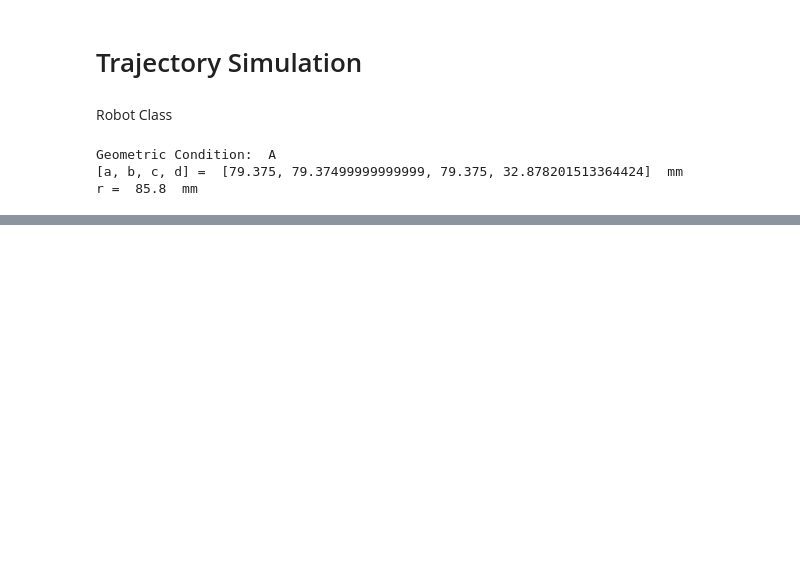
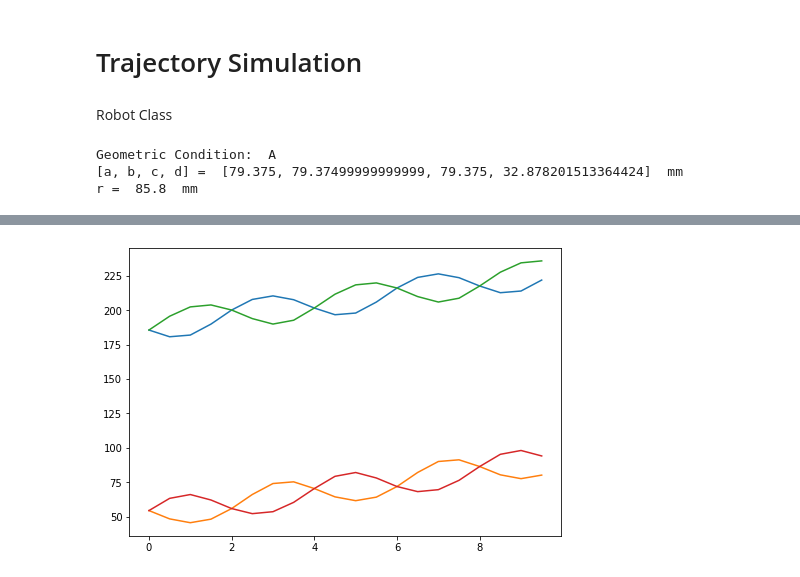
Before and after one commit to ROAR-Lab-Spine/4-CRU_mechanism_analysis, a Jupyter notebook: 4CRU_mech_kinematics.ipynb, the cells around one changed output, grey strips where cells are left out. Drawn from its saved outputs; the diff is of its cells as text; code cells hidden in the pictures; blank space fills up the shorter version.

Commit message:
visualize full robot

```diff
--- a/4CRU_mech_kinematics.ipynb
+++ b/4CRU_mech_kinematics.ipynb
@@ -280,7 +280,8 @@ class Robot4CRU(object):
         self.r = (1.75*2 + 2.54*2)*10.0
         self.joint_pos_range = np.array([0, 300.00])
         self.joint_pos = np.full(4, self.joint_pos_range[1]/2.0) # home position
-        self.h_offset = 3.0*25.4 # (approx.) TODO: update from real CAD
+        #self.h_offset = 3.0*25.4 # (approx.) TODO: update from real CAD
+        self.h_offset = 0 # not offset in simulation
 
         self.geometric_indcs = new_geometric_indcs
         self.a = self.base_diag_lengths[self.geometric_indcs[3]]/2.0*np.cos(self.betas[self.geometric_indcs[1]])
@@ -325,15 +326,17 @@ class Robot4CRU(object):
                     swivel_angle_U1, swivel_angle_U2 = self.calc_swivel_angle(des_pose_4dof, all_joint_pos_sol[i,1], i)
                     all_swivel_angles[i,0] = swivel_angle_U1
                     all_swivel_angles[i,1] = swivel_angle_U2
-                joint_pos_diff_j_index = np.argmin(np.abs(all_joint_pos_sol[i,:] - current_joint_pos[i]))
-                selected_joint_pos_sol[i] = all_joint_pos_sol[i, joint_pos_diff_j_index]
+                #joint_pos_diff_j_index = np.argmin(np.abs(all_joint_pos_sol[i,:] - current_joint_pos[i]))
+                #selected_joint_pos_sol[i] = all_joint_pos_sol[i, joint_pos_diff_j_index]
+                joint_pos_sol_index = np.array([1,0,1,0])
+                selected_joint_pos_sol[i] = all_joint_pos_sol[i, joint_pos_sol_index[i]]
         else:
             # if no solution, return current joint positions
             print("No IK Solution: at least one discriminant is negative: ", discriminants)
 
         # check the swivel angle limit on both ends of the U-U rod: provide warning on the screen if the joint are out of ranges
         print("IK joint pos solutions: ", selected_joint_pos_sol)
-        print("swivel angles (deg): ", np.rad2deg(all_swivel_angles))
+        #print("swivel angles (deg): ", np.rad2deg(all_swivel_angles))
 
         return selected_joint_pos_sol.tolist()
 
@@ -498,0 +490,18 @@ interactive(children=(FloatSlider(value=5.0, description='t', max=10.0), Output(
+# %%
+# Trajectory
+dt = 0.5
+tt = np.arange(0, 10, dt)
+Xx = 15.0 + 15.0*np.cos(0.5 * np.pi * tt)
+Yy = 15.0*np.sin(0.5 * np.pi * tt)
+Zz = 120.0 + 4 * tt
+Phi = np.zeros(len(tt))
+
+# Solve for trajectory
+Hh = robot.joint_pos_range[1]/2.0*np.ones((4, len(tt)))
+TFtf = np.zeros((len(tt),4,4))
+
+for i in range(len(tt)):
+    des_pose_4dof = [Xx[i], Yy[i], Zz[i], Phi[i]]
+    Hh[:,i] = robot.inverse_kinematics(des_pose_4dof)
+    tf_mat_base_to_eeff, X, Y, Z, x_0, x_1, x_2, x_3 = robot.convert_pose_4dof_to_tf_mat_and_7var(des_pose_4dof)
+    TFtf[i,:,:] = tf_mat_base_to_eeff
@@ -498,0 +529,11 @@ interactive(children=(FloatSlider(value=5.0, description='t', max=10.0), Output(
+# %%
+fig = plt.figure()
+ax = fig.add_axes([0,0,1,1])
+ax.plot(tt, Hh[0,:])
+ax.plot(tt, Hh[1,:])
+ax.plot(tt, Hh[2,:])
+ax.plot(tt, Hh[3,:])
+
+plt.show()
+# %% [output]
+[figure, added]
```
Also changed, not shown: parts of 5 cells of this notebook.
